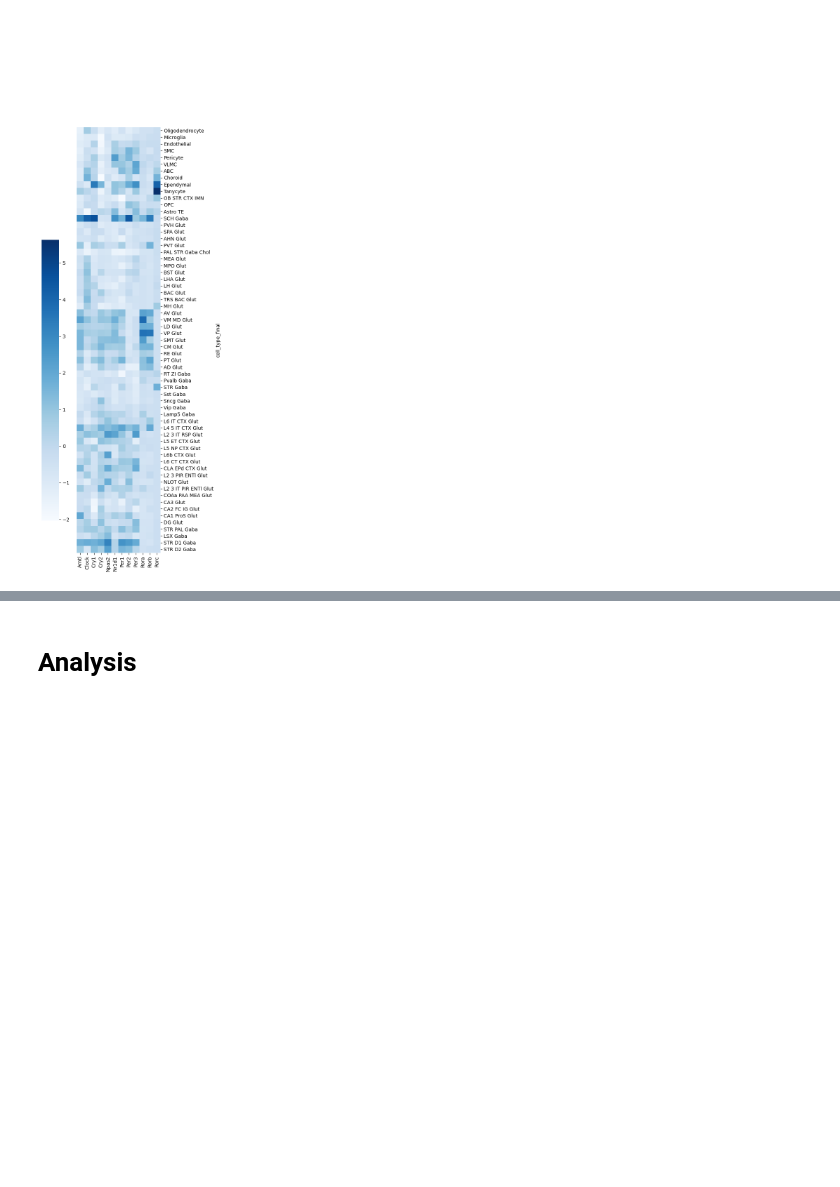
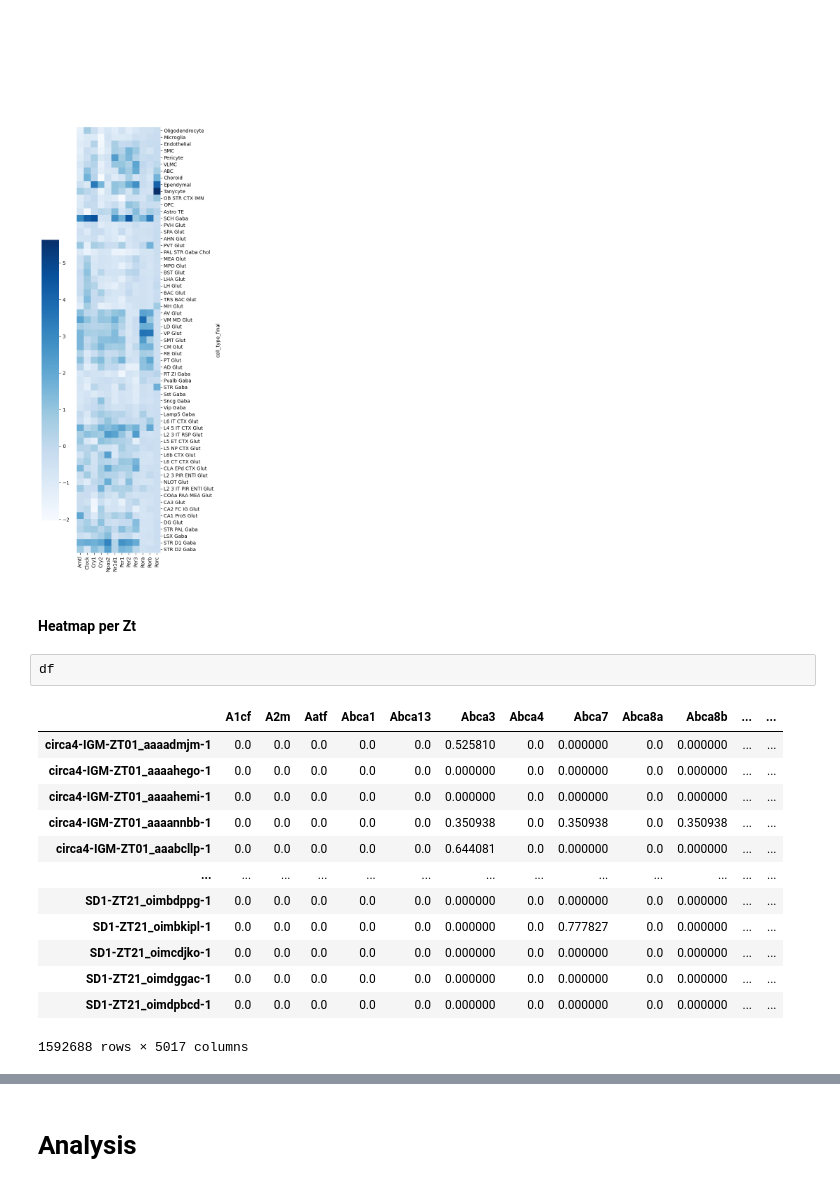
Before and after one commit to Carboneinerte/Pynda_ssc, a Jupyter notebook: v10C_Xenium_DataViz_Analysis.ipynb, the cells around one changed output, grey strips where cells are left out. Drawn from its saved outputs; the diff is of its cells as text; blank space fills up the shorter version.

```diff
--- a/v10C_Xenium_DataViz_Analysis.ipynb
+++ b/v10C_Xenium_DataViz_Analysis.ipynb
@@ -712,3 +719,21 @@ plt.ylabel(ylabel=None)
 # %% [output]
 Text(168.7323232323232, 0.5, '')
 [figure]
+# %% [markdown]
+#### Heatmap per Zt
+# %%
+df
+# %% [output]
+|  | A1cf | A2m | Aatf | Abca1 | Abca13 | Abca3 | Abca4 | Abca7 | Abca8a | Abca8b | ... | ... |
+| circa4-IGM-ZT01_aaaadmjm-1 | 0.0 | 0.0 | 0.0 | 0.0 | 0.0 | 0.525810 | 0.0 | 0.000000 | 0.0 | 0.000000 | ... | ... |
+| circa4-IGM-ZT01_aaaahego-1 | 0.0 | 0.0 | 0.0 | 0.0 | 0.0 | 0.000000 | 0.0 | 0.000000 | 0.0 | 0.000000 | ... | ... |
+| circa4-IGM-ZT01_aaaahemi-1 | 0.0 | 0.0 | 0.0 | 0.0 | 0.0 | 0.000000 | 0.0 | 0.000000 | 0.0 | 0.000000 | ... | ... |
+| circa4-IGM-ZT01_aaaannbb-1 | 0.0 | 0.0 | 0.0 | 0.0 | 0.0 | 0.350938 | 0.0 | 0.350938 | 0.0 | 0.350938 | ... | ... |
+| circa4-IGM-ZT01_aaabcllp-1 | 0.0 | 0.0 | 0.0 | 0.0 | 0.0 | 0.644081 | 0.0 | 0.000000 | 0.0 | 0.000000 | ... | ... |
+| ... | ... | ... | ... | ... | ... | ... | ... | ... | ... | ... | ... | ... |
+| SD1-ZT21_oimbdppg-1 | 0.0 | 0.0 | 0.0 | 0.0 | 0.0 | 0.000000 | 0.0 | 0.000000 | 0.0 | 0.000000 | ... | ... |
+| SD1-ZT21_oimbkipl-1 | 0.0 | 0.0 | 0.0 | 0.0 | 0.0 | 0.000000 | 0.0 | 0.777827 | 0.0 | 0.000000 | ... | ... |
+| SD1-ZT21_oimcdjko-1 | 0.0 | 0.0 | 0.0 | 0.0 | 0.0 | 0.000000 | 0.0 | 0.000000 | 0.0 | 0.000000 | ... | ... |
+| SD1-ZT21_oimdggac-1 | 0.0 | 0.0 | 0.0 | 0.0 | 0.0 | 0.000000 | 0.0 | 0.000000 | 0.0 | 0.000000 | ... | ... |
+| SD1-ZT21_oimdpbcd-1 | 0.0 | 0.0 | 0.0 | 0.0 | 0.0 | 0.000000 | 0.0 | 0.000000 | 0.0 | 0.000000 | ... | ... |
+1592688 rows × 5017 columns
```
Also changed, not shown: parts of 9 cells of this notebook, 1 other file.
